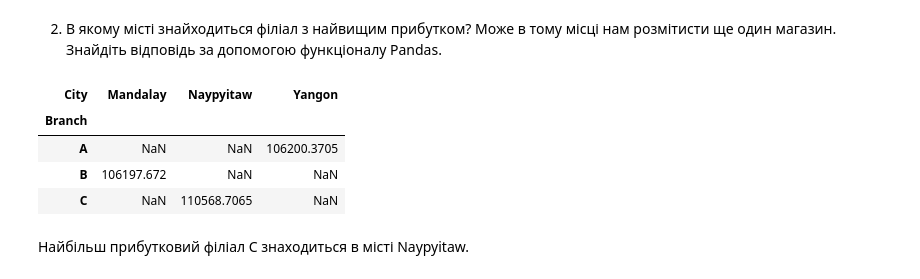
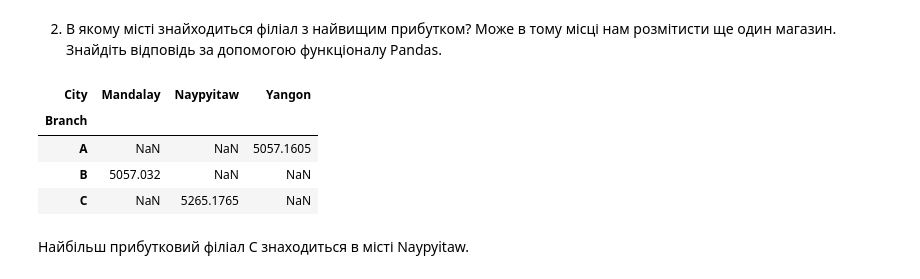
Before and after one commit to heatherale/data_course, a Jupyter notebook: hw_10_4_apply,_groupby,_pivot_table_Kateryna_Khudolii.ipynb, the cells around one changed output. Saved outputs shown, nothing was run; the diff lists cells and outputs as text; code cells hidden in the pictures.

```diff
--- a/hw_10_4_apply,_groupby,_pivot_table_Kateryna_Khudolii.ipynb
+++ b/hw_10_4_apply,_groupby,_pivot_table_Kateryna_Khudolii.ipynb
@@ -47,14 +47,14 @@ branches_income
 2. В якому місті знайходиться філіал з найвищим прибутком? Може в тому місці нам розмітисти ще один магазин.
 Знайдіть відповідь за допомогою функціоналу Pandas.
 # %%
-branches_by_cities = pd.pivot_table(data=df,values='Total',aggfunc='sum',index='Branch',columns='City')
+branches_by_cities = pd.pivot_table(data=df,values='gross income',aggfunc='sum',index='Branch',columns='City')
 branches_by_cities
 # %% [output]
 | City | Mandalay | Naypyitaw | Yangon |
 | Branch |  |  |  |
-| A | NaN | NaN | 106200.3705 |
-| B | 106197.672 | NaN | NaN |
-| C | NaN | 110568.7065 | NaN |
+| A | NaN | NaN | 5057.1605 |
+| B | 5057.032 | NaN | NaN |
+| C | NaN | 5265.1765 | NaN |
 # %% [markdown]
 Найбільш прибутковий філіал С знаходиться в місті Naypyitaw.
 # %% [markdown]
```
Also changed, not shown: parts of 1 cell of this notebook.
